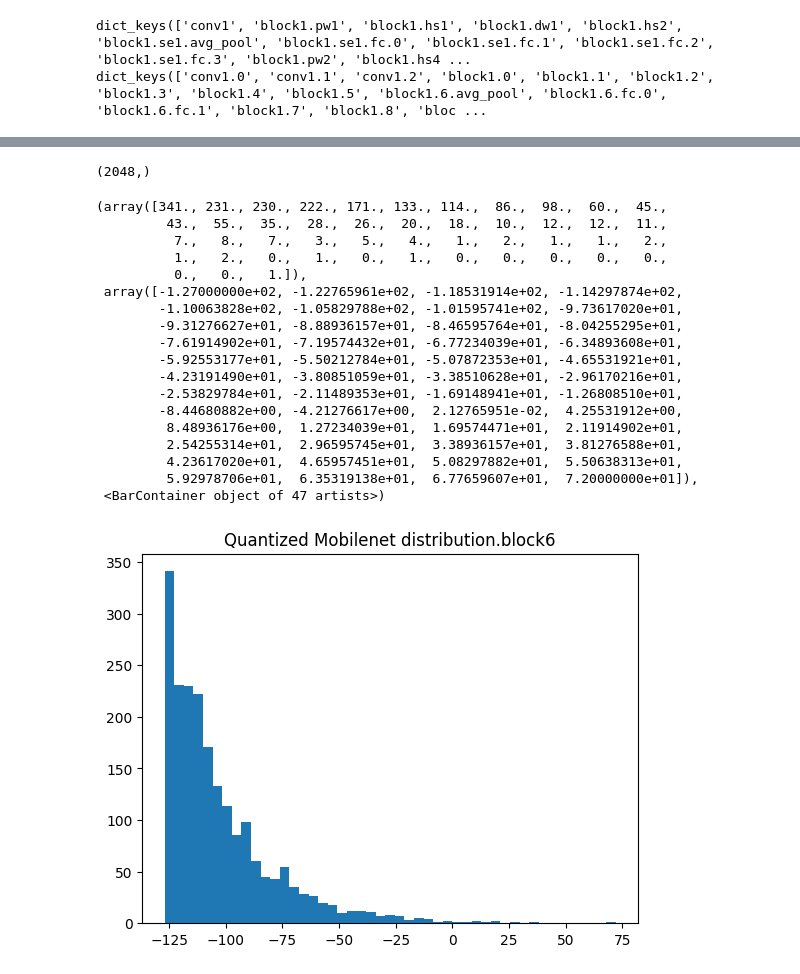
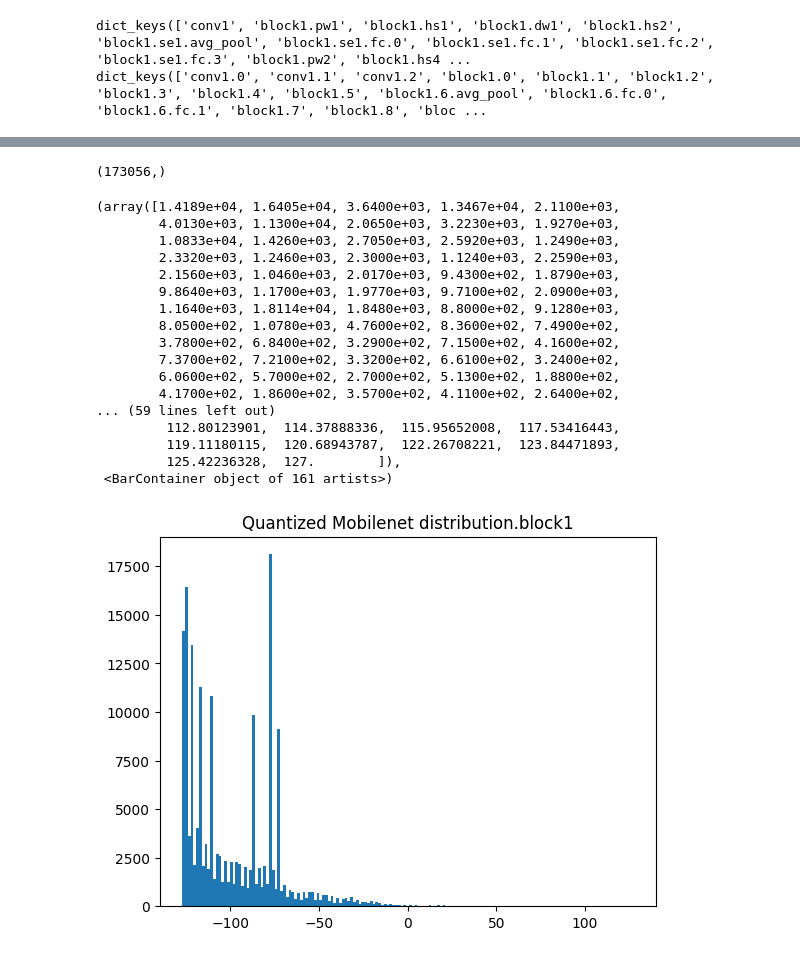
Before and after one commit to kevin199907/AOC, a Jupyter notebook: Project/Software/project_Mobilenet_q/Mobilenet_quantize.ipynb, the cells around one changed output, grey strips where cells are left out. Cells and saved outputs as stored; diff of their text form; code cells hidden in the pictures.

```diff
--- a/Project/Software/project_Mobilenet_q/Mobilenet_quantize.ipynb
+++ b/Project/Software/project_Mobilenet_q/Mobilenet_quantize.ipynb
@@ -942,34 +940,33 @@ plt.hist(y, bins='auto',density=False)
 # %%
 #x = torch.flatten(quantized_weights12)
 #x = torch.flatten(quantized_model.Conv[1].weights)
 #print(q_output_activation['block7.9'])
-x = torch.flatten(q_output_activation['block6.9'])
+x = torch.flatten(q_output_activation['block1.2'])
 x = x.cpu()
 x = torch.flatten(x)
 x = x.detach()
 x = x.numpy()
 print(x.shape)
 
-plt.title("Quantized Mobilenet distribution.block6")
+plt.title("Quantized Mobilenet distribution.block1")
 plt.hist(x, bins='auto',density=False)
 # %% [output]
-(2048,)
+(173056,)
-(array([341., 231., 230., 222., 171., 133., 114.,  86.,  98.,  60.,  45.,
-         43.,  55.,  35.,  28.,  26.,  20.,  18.,  10.,  12.,  12.,  11.,
-          7.,   8.,   7.,   3.,   5.,   4.,   1.,   2.,   1.,   1.,   2.,
-          1.,   2.,   0.,   1.,   0.,   1.,   0.,   0.,   0.,   0.,   0.,
-          0.,   0.,   1.]),
- array([-1.27000000e+02, -1.22765961e+02, -1.18531914e+02, -1.14297874e+02,
-        -1.10063828e+02, -1.05829788e+02, -1.01595741e+02, -9.73617020e+01,
-        -9.31276627e+01, -8.88936157e+01, -8.46595764e+01, -8.04255295e+01,
-        -7.61914902e+01, -7.19574432e+01, -6.77234039e+01, -6.34893608e+01,
-        -5.92553177e+01, -5.50212784e+01, -5.07872353e+01, -4.65531921e+01,
-        -4.23191490e+01, -3.80851059e+01, -3.38510628e+01, -2.96170216e+01,
-        -2.53829784e+01, -2.11489353e+01, -1.69148941e+01, -1.26808510e+01,
-        -8.44680882e+00, -4.21276617e+00,  2.12765951e-02,  4.25531912e+00,
-         8.48936176e+00,  1.27234039e+01,  1.69574471e+01,  2.11914902e+01,
-         2.54255314e+01,  2.96595745e+01,  3.38936157e+01,  3.81276588e+01,
-         4.23617020e+01,  4.65957451e+01,  5.08297882e+01,  5.50638313e+01,
-         5.92978706e+01,  6.35319138e+01,  6.77659607e+01,  7.20000000e+01]),
- <BarContainer object of 47 artists>)
+(array([1.4189e+04, 1.6405e+04, 3.6400e+03, 1.3467e+04, 2.1100e+03,
+        4.0130e+03, 1.1300e+04, 2.0650e+03, 3.2230e+03, 1.9270e+03,
+        1.0833e+04, 1.4260e+03, 2.7050e+03, 2.5920e+03, 1.2490e+03,
+        2.3320e+03, 1.2460e+03, 2.3000e+03, 1.1240e+03, 2.2590e+03,
+        2.1560e+03, 1.0460e+03, 2.0170e+03, 9.4300e+02, 1.8790e+03,
+        9.8640e+03, 1.1700e+03, 1.9770e+03, 9.7100e+02, 2.0900e+03,
+        1.1640e+03, 1.8114e+04, 1.8480e+03, 8.8000e+02, 9.1280e+03,
+        8.0500e+02, 1.0780e+03, 4.7600e+02, 8.3600e+02, 7.4900e+02,
+        3.7800e+02, 6.8400e+02, 3.2900e+02, 7.1500e+02, 4.1600e+02,
+        7.3700e+02, 7.2100e+02, 3.3200e+02, 6.6100e+02, 3.2400e+02,
+        6.0600e+02, 5.7000e+02, 2.7000e+02, 5.1300e+02, 1.8800e+02,
+        4.1700e+02, 1.8600e+02, 3.5700e+02, 4.1100e+02, 2.6400e+02,
+... (59 lines left out)
+         112.80123901,  114.37888336,  115.95652008,  117.53416443,
+         119.11180115,  120.68943787,  122.26708221,  123.84471893,
+         125.42236328,  127.        ]),
+ <BarContainer object of 161 artists>)
-[figure, old version]
+[figure, new version]
```
Also changed, not shown: parts of 1 cell of this notebook, 23 other files.
